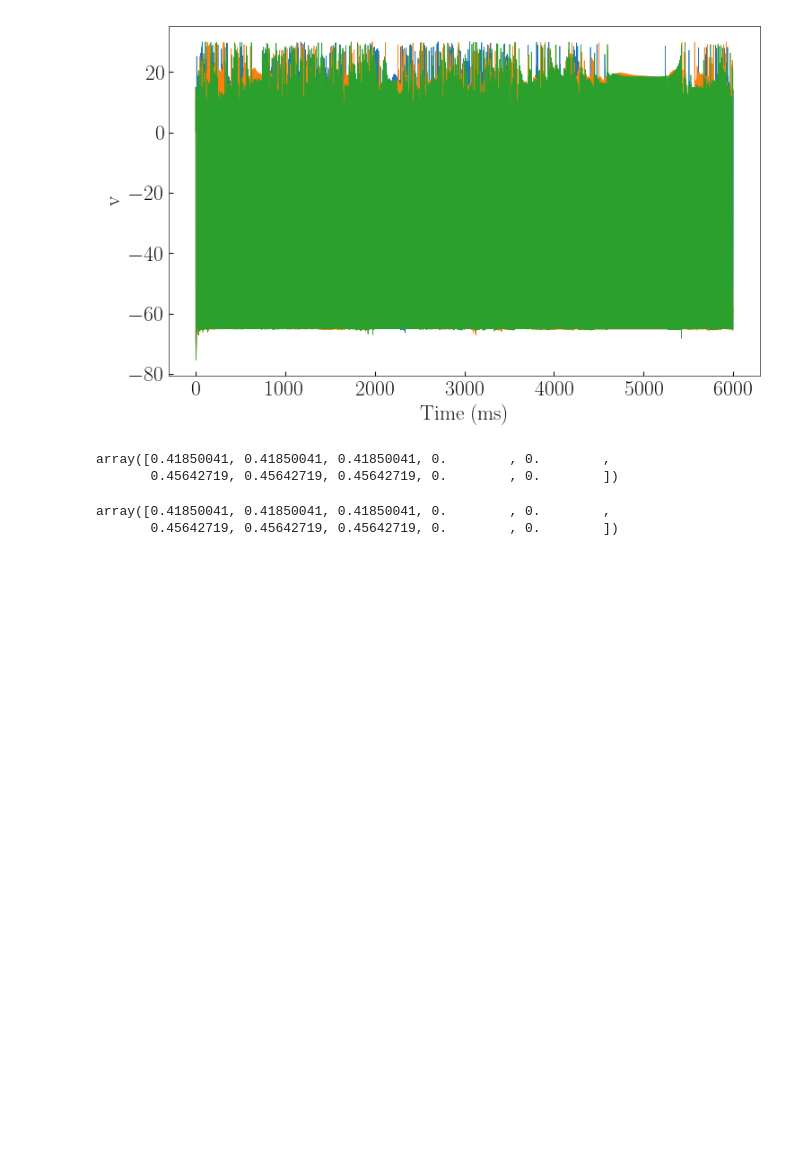
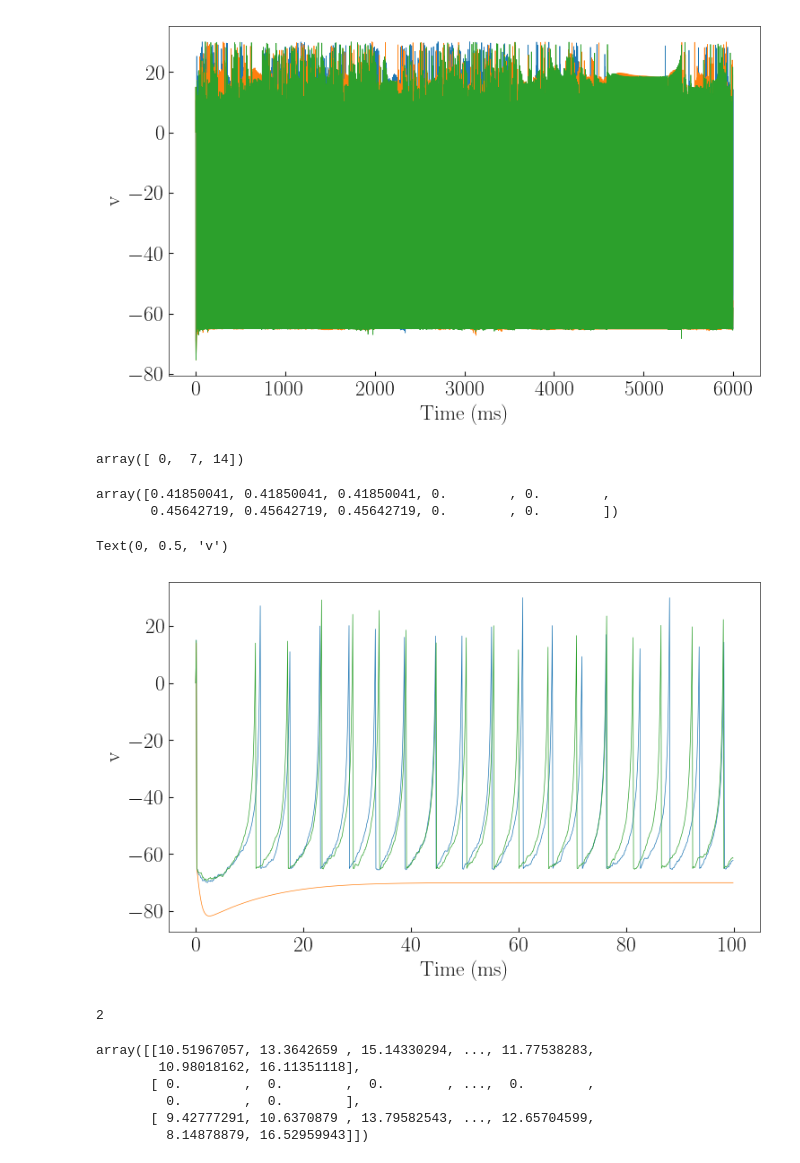
Before and after one commit to abolfazldelavar/dyrun, a Jupyter notebook: test.ipynb, the cells around one changed output. Drawn from its saved outputs; the diff is of its cells as text; code cells hidden in the pictures; blank space fills up the shorter version.

```diff
--- a/test.ipynb
+++ b/test.ipynb
@@ -105,12 +105,11 @@ WARNING    Came across an abstract code block that may not be well-defined: the
  [brian2.codegen.generators.base]
 Text(0, 0.5, 'v')
 [figure]
-# %%
-a = np.hstack([[c, c, c, 0, 0] for c in np.random.rand(2)])
-a
-# %% [output]
-array([0.41850041, 0.41850041, 0.41850041, 0.        , 0.        ,
-       0.45642719, 0.45642719, 0.45642719, 0.        , 0.        ])
+# %%
+ta = np.tile(np.arange(0, 15,7), (2, 1))
+ta[0,:]
+# %% [output]
+array([ 0,  7, 14])
 # %%
 stimulus = TimedArray(np.hstack([[c, c, c, 0, 0] for c in np.random.rand(2)]), dt=10*ms)
 stimulus.values
@@ -119,3 +118,56 @@ array([0.41850041, 0.41850041, 0.41850041, 0.        , 0.        ,
        0.45642719, 0.45642719, 0.45642719, 0.        , 0.        ])
 # %%
 np.hstack([[c, c, c, 0, 0] for c in np.random.rand(1000)])
+# %%
+start_scope()
+
+num_neurons = 3
+num_time_steps = 1000
+
+# Define the matrix
+my_matrix = np.random.rand(num_neurons, num_time_steps)*10 + 8
+my_matrix[:,500:0] =0
+my_matrix[1,:] =0
+# Create a TimedArray from the matrix
+stimulus = TimedArray(my_matrix.T, dt=defaultclock.dt)
+
+# Define your Equation variable
+eqs = '''
+    dv/dt = (0.04*(v**2) + 5*v - u + 140 + stimulus(t,i))/ms : 1
+    du/dt = (0.1*(0.2*v - u))/ms : 1
+'''
+reset = '''
+    v = -65
+    u += 2
+'''
+
+# Define your NeuronGroup
+neurons = NeuronGroup(num_neurons, eqs, threshold='v>30', reset=reset, method='euler')
+
+M = StateMonitor(neurons, 'v', record=True)
+
+# Run the simulation
+run(0.1*second)
+# %%
+
+plot(M.t/ms, M.v[0])
+plot(M.t/ms, M.v[1])
+plot(M.t/ms, M.v[2])
+xlabel('Time (ms)')
+ylabel('v')
+# %% [output]
+Text(0, 0.5, 'v')
+[figure, added]
+# %%
+neurons.i[2]
+# %% [output]
+2
+# %%
+my_matrix
+# %% [output]
+array([[10.51967057, 13.3642659 , 15.14330294, ..., 11.77538283,
+        10.98018162, 16.11351118],
+       [ 0.        ,  0.        ,  0.        , ...,  0.        ,
+         0.        ,  0.        ],
+       [ 9.42777291, 10.6370879 , 13.79582543, ..., 12.65704599,
+         8.14878879, 16.52959943]])
```
Also changed, not shown: 1 other file.
